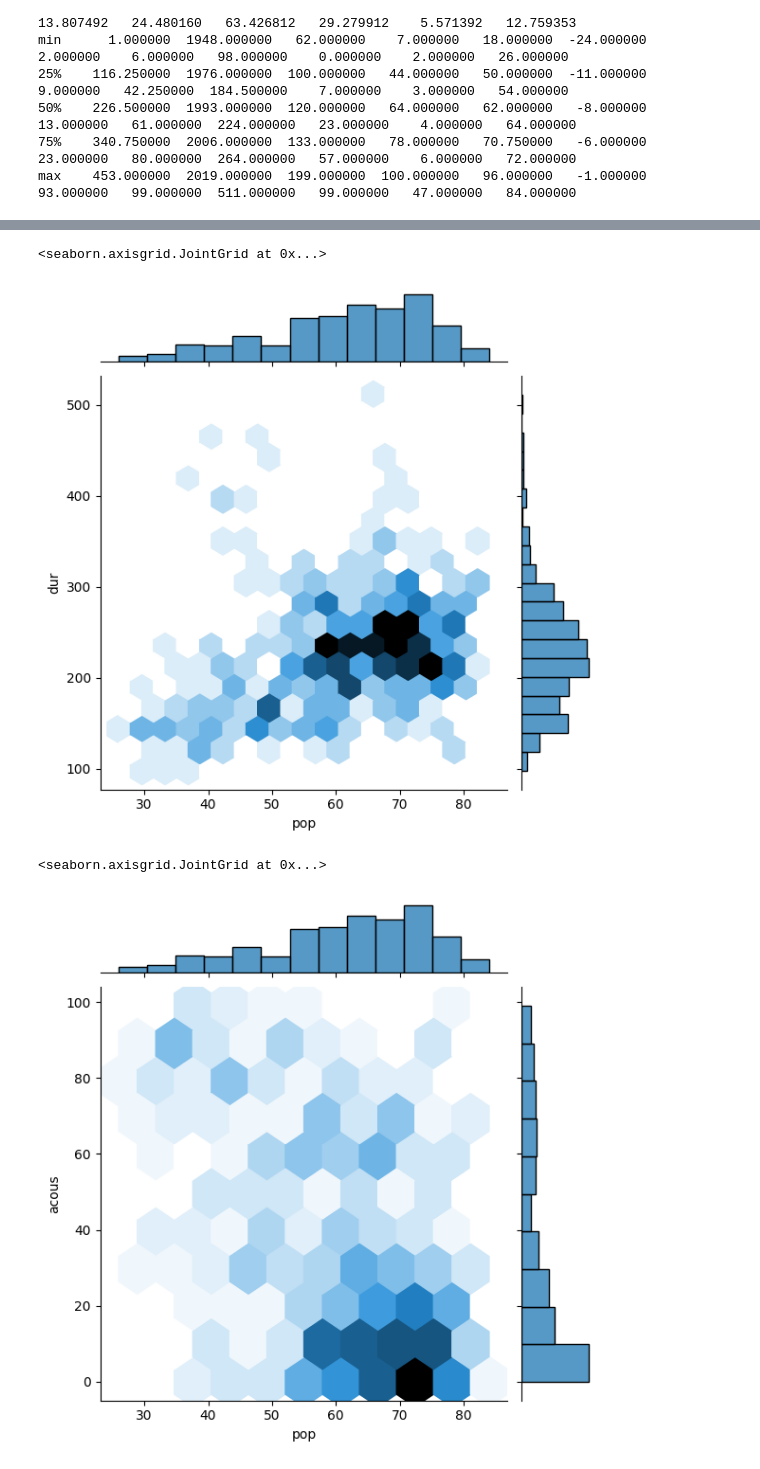
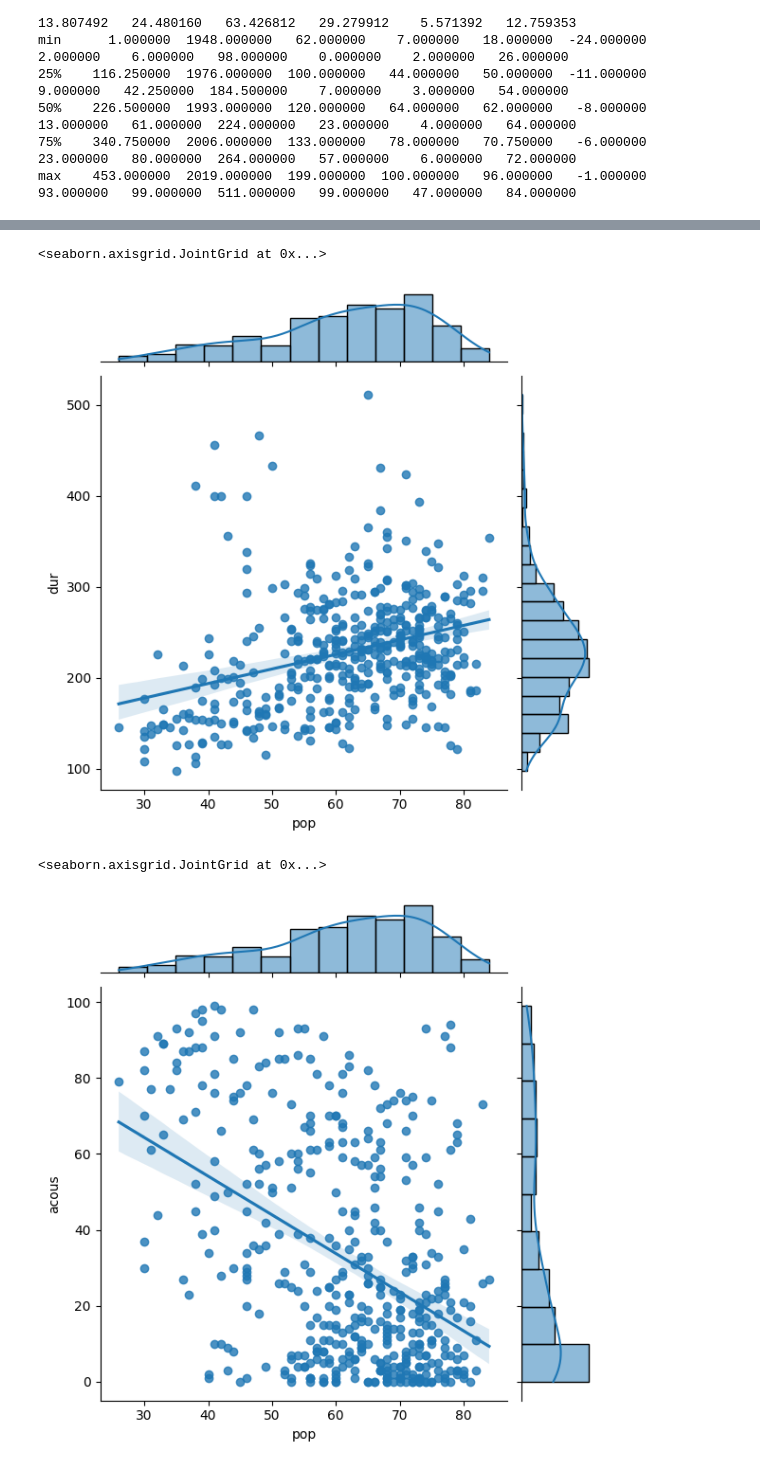
Before and after one commit to GraceCWY/imbalance-data-regression, a Jupyter notebook: regression_grace_02.ipynb, the cells around one changed output, grey strips where cells are left out. Cells and saved outputs as stored; diff of their text form; code cells hidden in the pictures.

```diff
--- a/regression_grace_02.ipynb
+++ b/regression_grace_02.ipynb
@@ -123,14 +123,14 @@ sns.jointplot(x='pop',y='val',data=trainDataClean,kind="hex")
 # %%
 # 6)dur vs pop
-sns.jointplot(x='pop',y='dur',data=trainDataClean,kind="hex")
+sns.jointplot(x='pop',y='dur',data=trainDataClean,kind="reg")
 # %% [output]
 <seaborn.axisgrid.JointGrid at 0x...>
-[figure, old version]
+[figure, new version]
 # %%
 # 7)acous vs pop
-sns.jointplot(x='pop',y='acous',data=trainDataClean,kind="hex")
+sns.jointplot(x='pop',y='acous',data=trainDataClean,kind="reg")
 # %% [output]
 <seaborn.axisgrid.JointGrid at 0x...>
-[figure, old version]
+[figure, new version]
 # %%
 # 8)spch vs pop
```
Also changed, not shown: parts of 14 cells of this notebook, 2 other files.
